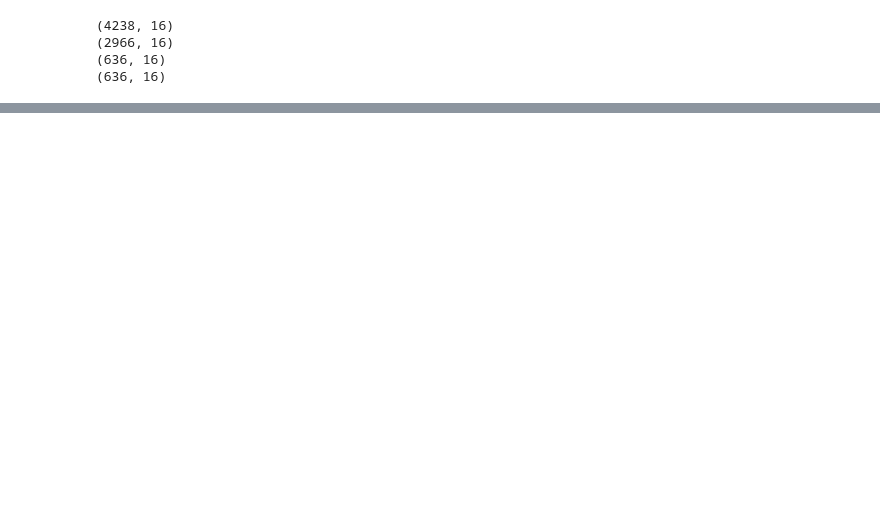
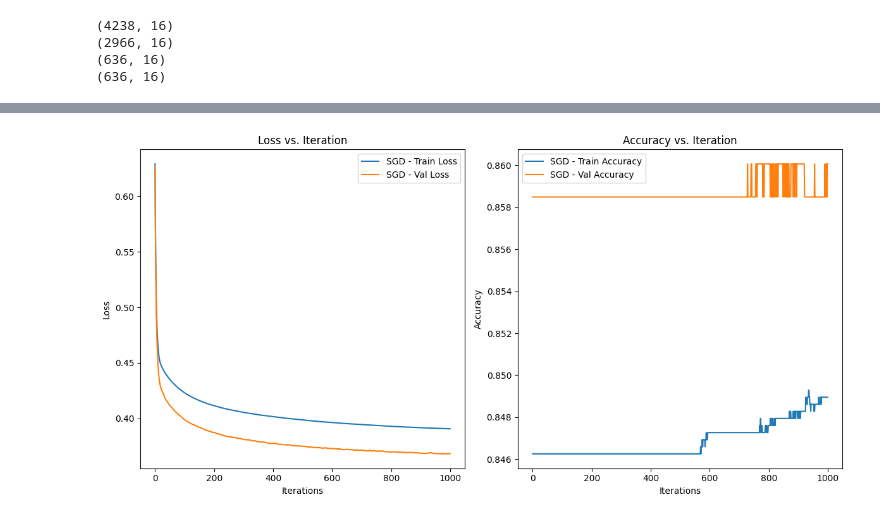
Before and after one commit to himangg/ML-Assignments, a Jupyter notebook: Assignment 1/SectionB.ipynb, the cells around one changed output, grey strips where cells are left out. Cells and saved outputs as stored; diff of their text form; code cells hidden in the pictures; blank space fills up the shorter version.

```diff
--- a/Assignment 1/SectionB.ipynb
+++ b/Assignment 1/SectionB.ipynb
@@ -94,0 +204,83 @@ Cost after iteration 4900: 2.739639795650652
+# %%
+def accuracy(y_true, y_pred):
+    return np.mean((y_pred >= 0.5) == y_true)
+
+def LogisticRegressionSGD(X_train, y_train, X_val, y_val, learning_rate, iterations):
+    m = len(y_train)
+    weights = np.zeros(X_train.shape[1])
+    bias = 0
+
+    train_cost_history = []
+    val_cost_history = []
+    train_accuracy_history = []
+    val_accuracy_history = []
+
+    for i in range(iterations):
+        for j in range(m):  # SGD updates after each sample
+            random_idx = np.random.randint(0, m)
+            X_i = X_train[random_idx, :].reshape(1, -1)
+            y_i = y_train[random_idx]
+
+            # Compute prediction
+            z = np.dot(X_i, weights) + bias
+            y_pred = sigmoid(z)
+
+            # Gradients
+            dz = y_pred - y_i
+            dw = np.dot(X_i.T, dz)
+            db = dz
+
+            # Update weights and bias
+            weights -= learning_rate * dw.flatten()
+            bias -= learning_rate * db
+
+        # Compute loss and accuracy for the entire training and validation sets
+        y_train_pred = sigmoid(np.dot(X_train, weights) + bias)
+        y_val_pred = sigmoid(np.dot(X_val, weights) + bias)
+
+        train_loss = crossEntropyLoss(y_train, y_train_pred)
+        val_loss = crossEntropyLoss(y_val, y_val_pred)
+        train_cost_history.append(train_loss)
+        val_cost_history.append(val_loss)
+
+        train_accuracy = accuracy(y_train, y_train_pred)
+        val_accuracy = accuracy(y_val, y_val_pred)
+        train_accuracy_history.append(train_accuracy)
+        val_accuracy_history.append(val_accuracy)
+
+        if i % 100 == 0:
+            print(f'SGD Iteration {i} - Training Loss: {train_loss}, Validation Loss: {val_loss}, Training Accuracy: {train_accuracy}, Validation Accuracy: {val_accuracy}')
+
+    return weights, bias, train_cost_history, val_cost_history, train_accuracy_history, val_accuracy_history
+
+# Hyperparameters
+learning_rate = 0.0001
+iterations = 1000
+
+# SGD
+print("Training with Stochastic Gradient Descent:")
+weights_sgd, bias_sgd, train_cost_sgd, val_cost_sgd, train_acc_sgd, val_acc_sgd = LogisticRegressionSGD(X_train_scaled, y_train, X_val_scaled, y_val, learning_rate, iterations)
+
+# Plot Training Loss for comparison
+plt.figure(figsize=(12, 6))
+
+plt.subplot(1, 2, 1)
+plt.plot(train_cost_sgd, label='SGD - Train Loss')
+plt.plot(val_cost_sgd, label='SGD - Val Loss')
+plt.title('Loss vs. Iteration')
+plt.xlabel('Iterations')
+plt.ylabel('Loss')
+plt.legend()
+
+# Plot Training Accuracy for comparison
+plt.subplot(1, 2, 2)
+plt.plot(train_acc_sgd, label='SGD - Train Accuracy')
+plt.plot(val_acc_sgd, label='SGD - Val Accuracy')
+plt.title('Accuracy vs. Iteration')
+plt.xlabel('Iterations')
+plt.ylabel('Accuracy')
+plt.legend()
+
+plt.tight_layout()
+plt.show()
+# %% [output]
@@ -94,0 +298 @@ Cost after iteration 4900: 2.739639795650652
+[figure, added]
```
Also changed, not shown: parts of 6 cells of this notebook.
